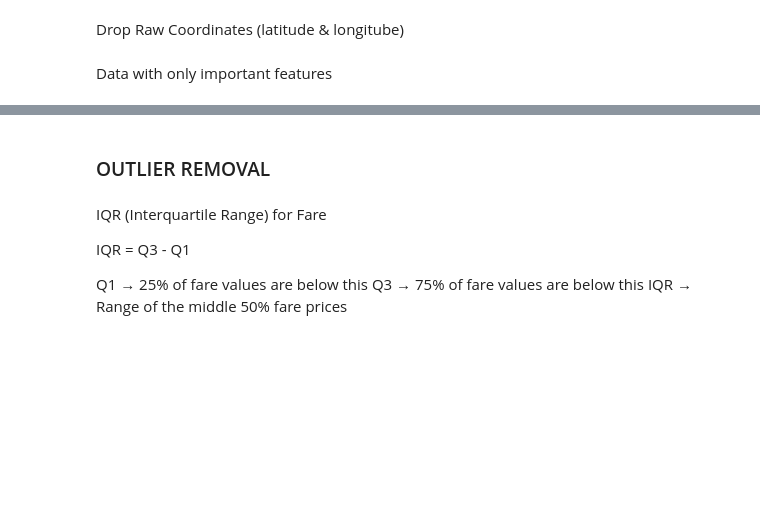
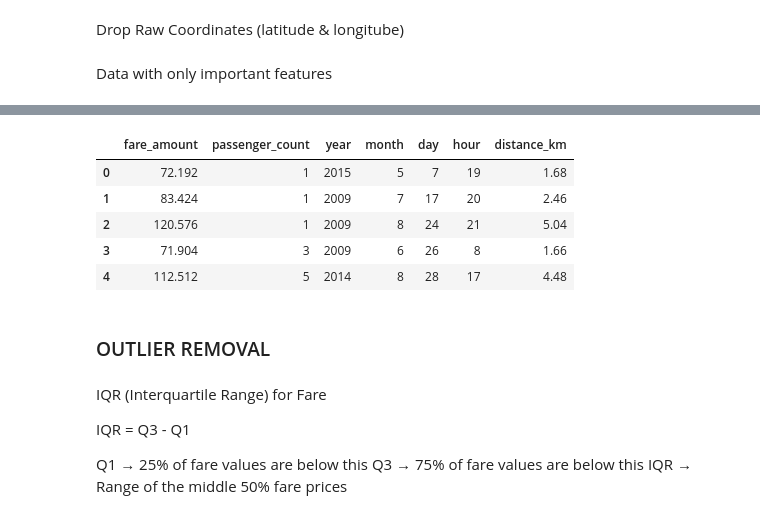
Before and after one commit to Hunter926261/Uber-Fare-Prediction, a Jupyter notebook: notebooks/uber_fare_prediction.ipynb, the cells around one changed output, grey strips where cells are left out. Cells and saved outputs as stored; diff of their text form; code cells hidden in the pictures; blank space fills up the shorter version.

```diff
--- a/notebooks/uber_fare_prediction.ipynb
+++ b/notebooks/uber_fare_prediction.ipynb
@@ -194,3 +255,12 @@ df.head()
+# %%
+df.head()
+# %% [output]
+|  | fare_amount | passenger_count | year | month | day | hour | distance_km |
+| 0 | 72.192 | 1 | 2015 | 5 | 7 | 19 | 1.68 |
+| 1 | 83.424 | 1 | 2009 | 7 | 17 | 20 | 2.46 |
+| 2 | 120.576 | 1 | 2009 | 8 | 24 | 21 | 5.04 |
+| 3 | 71.904 | 3 | 2009 | 6 | 26 | 8 | 1.66 |
+| 4 | 112.512 | 5 | 2014 | 8 | 28 | 17 | 4.48 |
 # %% [markdown]
 ### OUTLIER REMOVAL
 # %% [markdown]
```
Also changed, not shown: parts of 16 cells of this notebook.
